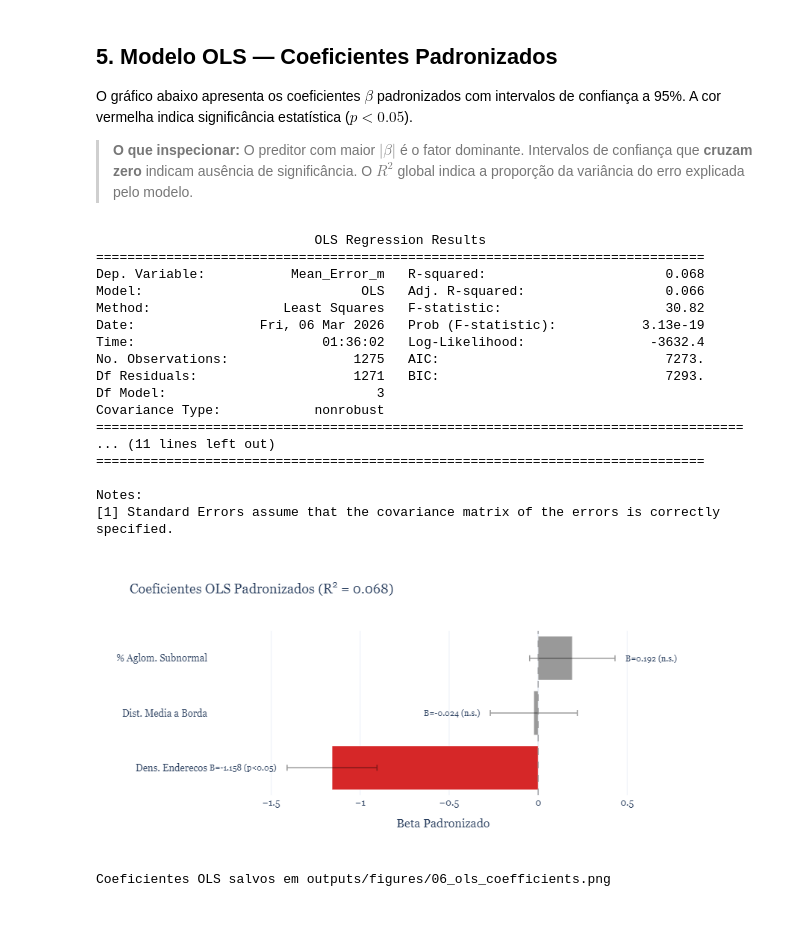
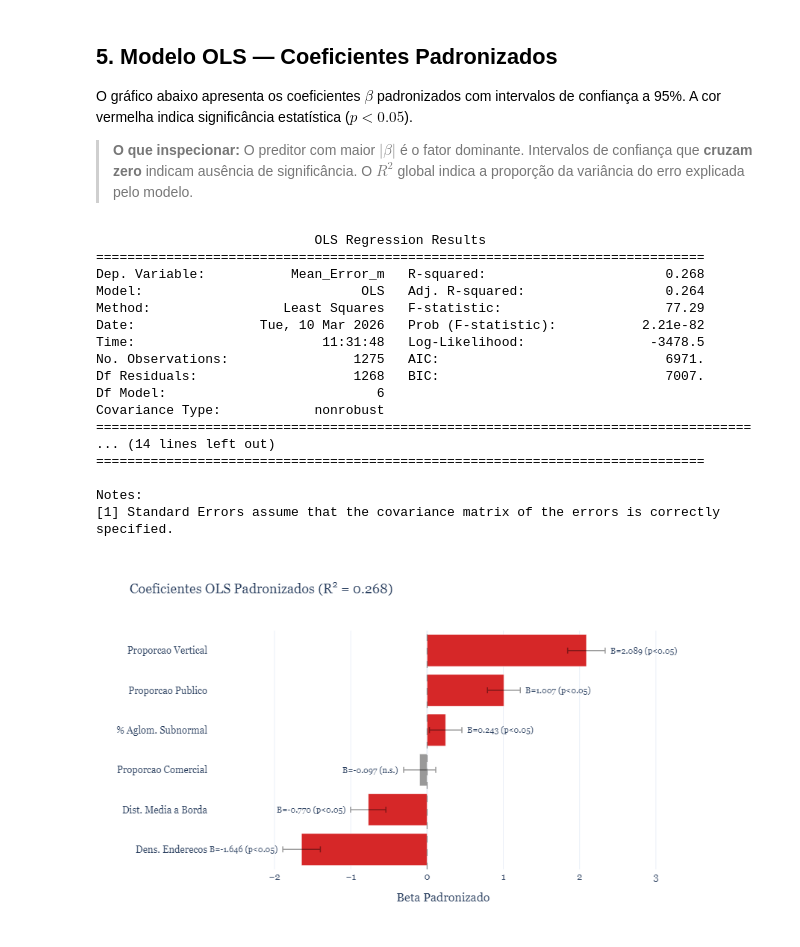
Before and after one commit to mcatrinque/geocoding-quality-analysis, a Jupyter notebook: notebooks/06_socio_spatial_vulnerability.ipynb, the cells around one changed output. Drawn from its saved outputs; the diff is of its cells as text; code cells hidden in the pictures; blank space fills up the shorter version.

```diff
--- a/notebooks/06_socio_spatial_vulnerability.ipynb
+++ b/notebooks/06_socio_spatial_vulnerability.ipynb
@@ -188,8 +188,17 @@ A regressão é conduzida sobre unidades espaciais agregadas (grade regular de 5
 
 As variáveis independentes são padronizadas por Z-score ($\frac{x - \mu}{\sigma}$), permitindo comparar diretamente a magnitude dos coeficientes $\beta$ e identificar o **fator dominante** na degradação da acurácia.
 # %%
+from src.metrics import categorize_cnefe_species
+
+# Categorizar pontos antes da agregação
+gdf_val = categorize_cnefe_species(gdf_val)
+
+# Criar dummies para categorias analíticas
+gdf_val['is_vertical'] = (gdf_val['categoria_analitica'] == 'Residencial Vertical').astype(int)
+gdf_val['is_commercial'] = (gdf_val['categoria_analitica'] == 'Comercial e Servicos').astype(int)
+gdf_val['is_public'] = (gdf_val['categoria_analitica'] == 'Servico Publico/Social').astype(int)
+
 # Spatial Aggregation via Grid
-# Create an empty cell grid of ~500x500 meters
 bounds = gdf_val.total_bounds
 xmin, ymin, xmax, ymax = bounds[0], bounds[1], bounds[2], bounds[3]
 cell_size = 500 # meters
@@ -203,29 +212,21 @@ for x0 in np.arange(xmin, xmax+cell_size, cell_size):
 
 grid_gdf = gpd.GeoDataFrame(geometry=grid_cells, crs=config.DEFAULT_CRS)
 
-# Spatial Join do grid com os enderecos para calcular agregados
-if 'index_right' in gdf_val.columns:
-    gdf_val = gdf_val.drop(columns=['index_right'])
-if 'index_left' in gdf_val.columns:
-    gdf_val = gdf_val.drop(columns=['index_left'])
+if 'index_right' in gdf_val.columns: gdf_val = gdf_val.drop(columns=['index_right'])
 sj = gpd.sjoin(gdf_val, grid_gdf, how="inner", predicate="intersects")
 
 # Agregacoes Estatisticas por Grid Cell:
-# 1. Erro medio (Target)
-# 2. Efeito Borda (Media)
-# 3. Subnormal (Porcentagem dos enderecos na celula q sao favela)
-# 4. Densidade Enderecos (Contagem bruta no grid)
-
 grid_stats = sj.groupby('index_right').agg(
     Mean_Error_m=('spatial_distance', 'median'),
     Avg_Dist_Border=('Dist_to_Border_m', 'mean'),
     Pct_Subnormal=('In_Subnormal', 'mean'),
+    Ratio_Vertical=('is_vertical', 'mean'),
+    Ratio_Commercial=('is_commercial', 'mean'),
+    Ratio_Public=('is_public', 'mean'),
     Address_Density=('std_logradouro_completo', 'count')
 ).reset_index()
 
-# Merge stats back to polygons
 grid_gdf = grid_gdf.merge(grid_stats, left_index=True, right_on='index_right')
-
 print(f"Aggregation complete. Valid Grid Cells for OLS: {len(grid_gdf)}")
 # %% [output]
 Aggregation complete. Valid Grid Cells for OLS: 1275
@@ -295,7 +296,10 @@ import plotly.graph_objects as go
 
 # Preparacao dos dados
 model_df = grid_gdf.dropna()
-feature_cols = ['Avg_Dist_Border', 'Pct_Subnormal', 'Address_Density']
+feature_cols = [
+    'Avg_Dist_Border', 'Pct_Subnormal', 'Address_Density',
+    'Ratio_Vertical', 'Ratio_Commercial', 'Ratio_Public'
+]
 X = model_df[feature_cols]
 y_ols = model_df['Mean_Error_m']
 
@@ -318,11 +322,13 @@ coef_df = pd.DataFrame({
 coef_df['Significante'] = coef_df['p_value'].apply(lambda p: 'p<0.05' if p < 0.05 else 'n.s.')
 coef_df = coef_df.sort_values('Beta')
 
-# Labels descritivos para o eixo Y
 label_map = {
     'Avg_Dist_Border': 'Dist. Media a Borda',
     'Pct_Subnormal': '% Aglom. Subnormal',
-    'Address_Density': 'Dens. Enderecos'
+    'Address_Density': 'Dens. Enderecos',
+    'Ratio_Vertical': 'Proporcao Vertical',
+    'Ratio_Commercial': 'Proporcao Comercial',
+    'Ratio_Public': 'Proporcao Publico'
 }
 coef_df['Label'] = coef_df['Feature'].map(label_map)
 
@@ -342,49 +348,46 @@ fig_coef.add_trace(go.Bar(
     ),
 ))
 
-# Anotacoes fora das barras (sem sobreposicao)
 for _, row in coef_df.iterrows():
     x_pos = row['CI_upper'] + 0.05 if row['Beta'] >= 0 else row['CI_lower'] - 0.05
     ha = 'left' if row['Beta'] >= 0 else 'right'
     fig_coef.add_annotation(
         x=x_pos, y=row['Label'],
         text=f"B={row['Beta']:.3f} ({row['Significante']})",
         showarrow=False, font=dict(size=11),
         xanchor=ha
     )
 
 fig_coef.add_vline(x=0, line_dash='dash', line_color='gray', line_width=1)
 fig_coef.update_layout(
     title=f'Coeficientes OLS Padronizados (R<sup>2</sup> = {model.rsquared:.3f})',
     xaxis_title='Beta Padronizado',
     template='plotly_white',
     font=dict(family='Georgia, serif', size=13),
-    width=900, height=400,
+    width=900, height=500,
     margin=dict(l=150, r=120)
 )
 fig_coef.show()
 fig_coef.write_image('outputs/figures/06_ols_coefficients.png')
-print('Coeficientes OLS salvos em outputs/figures/06_ols_coefficients.png')
 # %% [output]
                             OLS Regression Results
 ==============================================================================
-Dep. Variable:           Mean_Error_m   R-squared:                       0.068
-Model:                            OLS   Adj. R-squared:                  0.066
-Method:                 Least Squares   F-statistic:                     30.82
-Date:                Fri, 06 Mar 2026   Prob (F-statistic):           3.13e-19
-Time:                        01:36:02   Log-Likelihood:                -3632.4
-No. Observations:                1275   AIC:                             7273.
-Df Residuals:                    1271   BIC:                             7293.
-Df Model:                           3
+Dep. Variable:           Mean_Error_m   R-squared:                       0.268
+Model:                            OLS   Adj. R-squared:                  0.264
+Method:                 Least Squares   F-statistic:                     77.29
+Date:                Tue, 10 Mar 2026   Prob (F-statistic):           2.21e-82
+Time:                        11:31:48   Log-Likelihood:                -3478.5
+No. Observations:                1275   AIC:                             6971.
+Df Residuals:                    1268   BIC:                             7007.
+Df Model:                           6
 Covariance Type:            nonrobust
-===================================================================================
-... (11 lines left out)
+====================================================================================
+... (14 lines left out)
 ==============================================================================
 
 Notes:
 [1] Standard Errors assume that the covariance matrix of the errors is correctly specified.
-[figure, old version]
+[figure, new version]
-Coeficientes OLS salvos em outputs/figures/06_ols_coefficients.png
 # %% [markdown]
 ## Conclusões Finais — Fatores Socioespaciais da Incerteza
 
```
Also changed, not shown: parts of 1 cell of this notebook, 11 other files.
